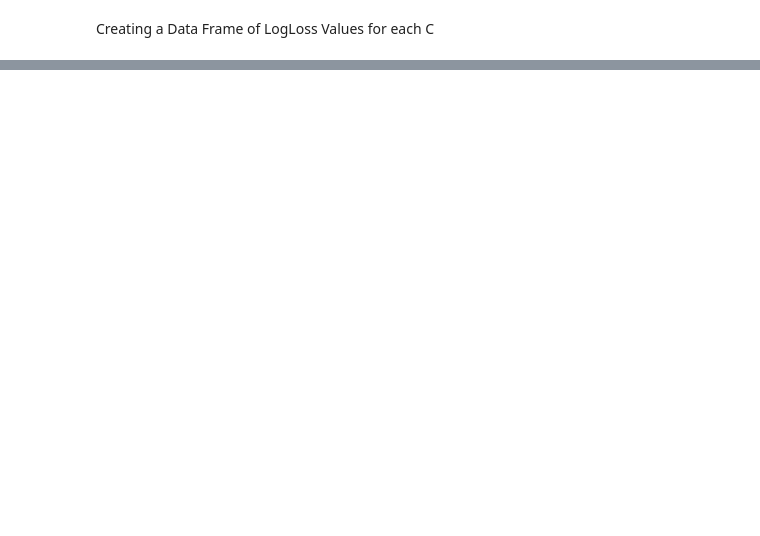
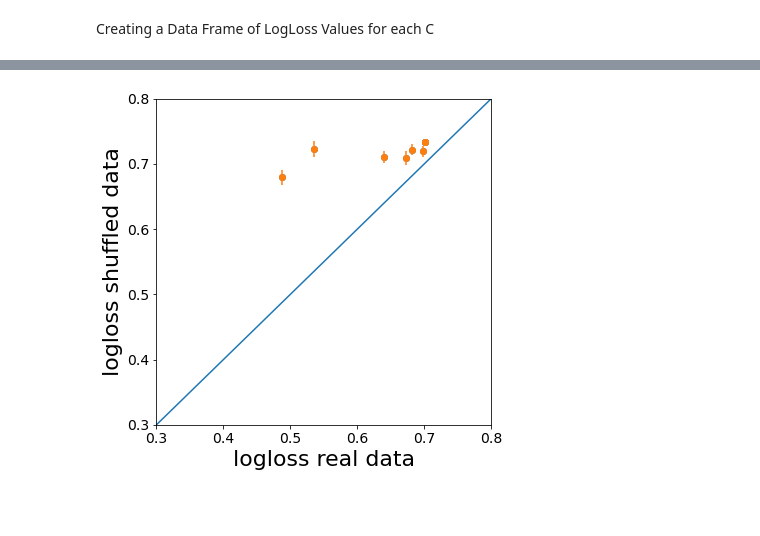
Before and after one commit to ajinich/mtb_tn_db, a Jupyter notebook: ml-standardised_data/Sakila_LogisticRegression.ipynb, the cells around one changed output, grey strips where cells are left out. Saved outputs shown, nothing was run; the diff lists cells and outputs as text; code cells hidden in the pictures; blank space fills up the shorter version.

```diff
--- a/ml-standardised_data/Sakila_LogisticRegression.ipynb
+++ b/ml-standardised_data/Sakila_LogisticRegression.ipynb
@@ -328,2 +194,6 @@ plt.errorbar(x, y, yerr=e, fmt='o')
+# %%
+scatterlog_loss(df_C1)
+# %% [output]
+[figure, added]
 # %% [markdown]
 ###
```
Also changed, not shown: parts of 31 cells of this notebook, 3 other files.
